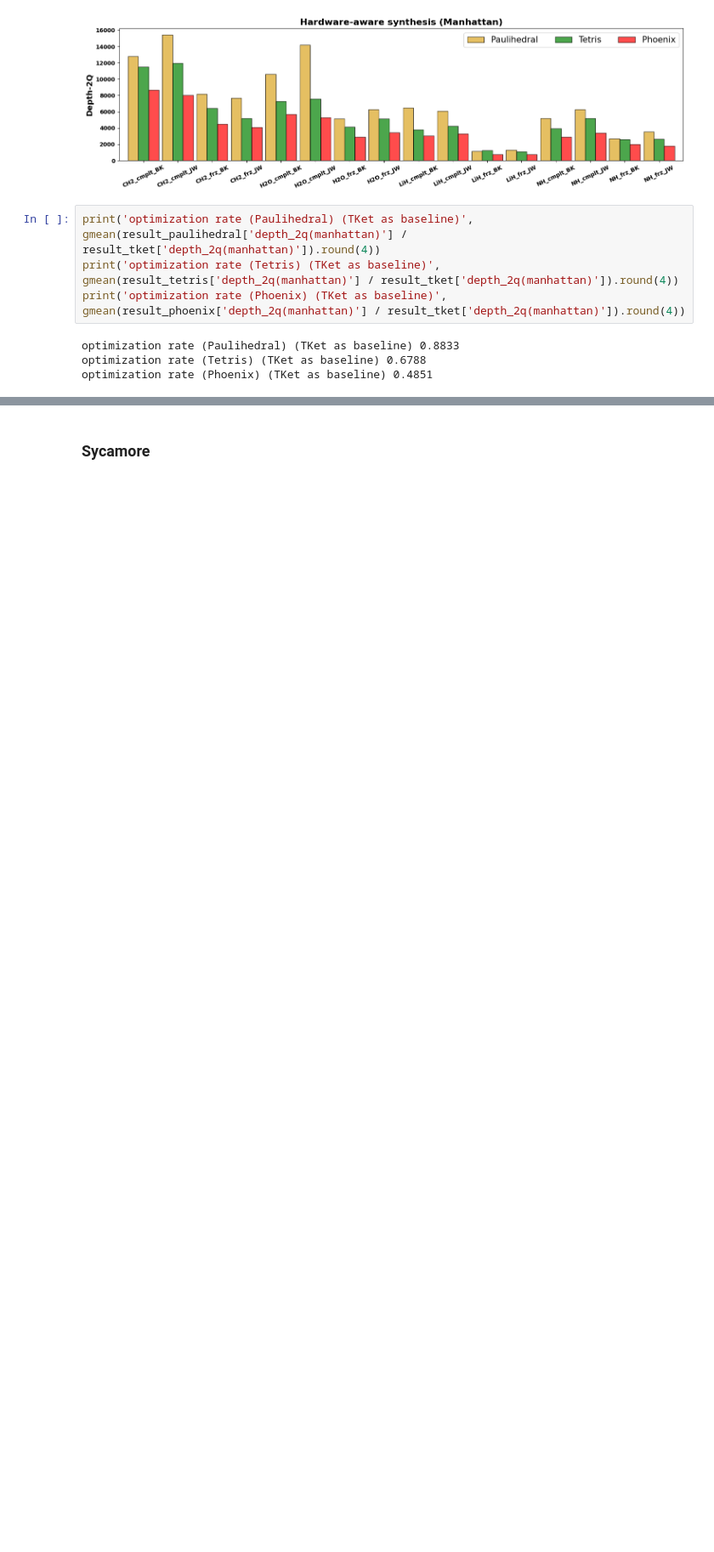
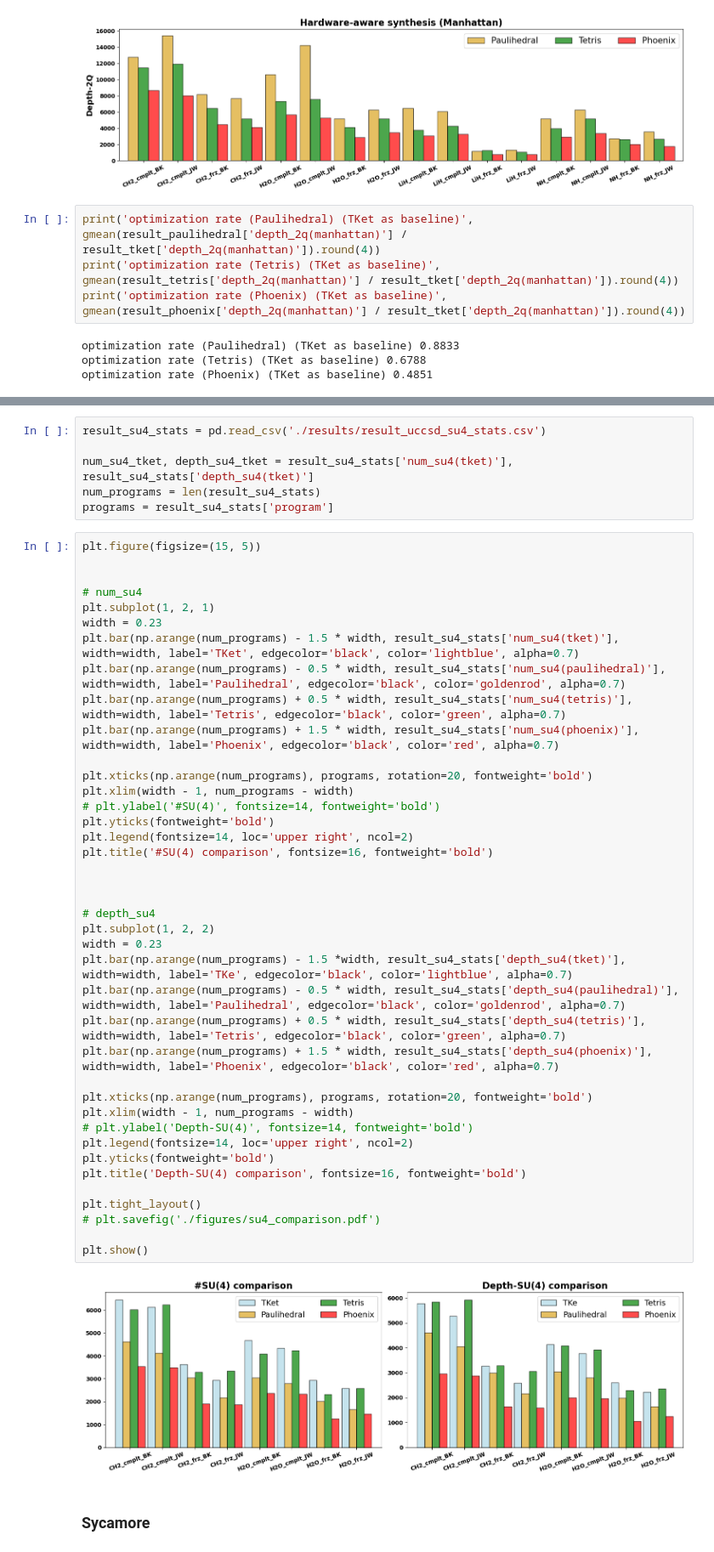
Before and after one commit to iqubit-org/phoenix, a Jupyter notebook: experiments/evaluation_uccsd.ipynb, the cells around one changed output, grey strips where cells are left out. Shown: that part at 85% size. Drawn from its saved outputs; the diff is of its cells as text; blank space fills up the shorter version.

```diff
--- a/experiments/evaluation_uccsd.ipynb
+++ b/experiments/evaluation_uccsd.ipynb
@@ -198,3 +333,51 @@ optimization rate (Phoenix) (TKet as baseline) 0.4851
+# %%
+result_su4_stats = pd.read_csv('./results/result_uccsd_su4_stats.csv')
+
+num_su4_tket, depth_su4_tket = result_su4_stats['num_su4(tket)'], result_su4_stats['depth_su4(tket)']
+num_programs = len(result_su4_stats)
+programs = result_su4_stats['program']
+# %%
+plt.figure(figsize=(15, 5))
+
+
+# num_su4
+plt.subplot(1, 2, 1)
+width = 0.23
+plt.bar(np.arange(num_programs) - 1.5 * width, result_su4_stats['num_su4(tket)'], width=width, label='TKet', edgecolor='black', color='lightblue', alpha=0.7)
+plt.bar(np.arange(num_programs) - 0.5 * width, result_su4_stats['num_su4(paulihedral)'], width=width, label='Paulihedral', edgecolor='black', color='goldenrod', alpha=0.7)
+plt.bar(np.arange(num_programs) + 0.5 * width, result_su4_stats['num_su4(tetris)'], width=width, label='Tetris', edgecolor='black', color='green', alpha=0.7)
+plt.bar(np.arange(num_programs) + 1.5 * width, result_su4_stats['num_su4(phoenix)'], width=width, label='Phoenix', edgecolor='black', color='red', alpha=0.7)
+
+plt.xticks(np.arange(num_programs), programs, rotation=20, fontweight='bold')
+plt.xlim(width - 1, num_programs - width)
+# plt.ylabel('#SU(4)', fontsize=14, fontweight='bold')
+plt.yticks(fontweight='bold')
+plt.legend(fontsize=14, loc='upper right', ncol=2)
+plt.title('#SU(4) comparison', fontsize=16, fontweight='bold')
+
+
+
+# depth_su4
+plt.subplot(1, 2, 2)
+width = 0.23
+plt.bar(np.arange(num_programs) - 1.5 *width, result_su4_stats['depth_su4(tket)'], width=width, label='TKe', edgecolor='black', color='lightblue', alpha=0.7)
+plt.bar(np.arange(num_programs) - 0.5 * width, result_su4_stats['depth_su4(paulihedral)'], width=width, label='Paulihedral', edgecolor='black', color='goldenrod', alpha=0.7)
+plt.bar(np.arange(num_programs) + 0.5 * width, result_su4_stats['depth_su4(tetris)'], width=width, label='Tetris', edgecolor='black', color='green', alpha=0.7)
+plt.bar(np.arange(num_programs) + 1.5 * width, result_su4_stats['depth_su4(phoenix)'], width=width, label='Phoenix', edgecolor='black', color='red', alpha=0.7)
+
+plt.xticks(np.arange(num_programs), programs, rotation=20, fontweight='bold')
+plt.xlim(width - 1, num_programs - width)
+# plt.ylabel('Depth-SU(4)', fontsize=14, fontweight='bold')
+plt.legend(fontsize=14, loc='upper right', ncol=2)
+plt.yticks(fontweight='bold')
+plt.title('Depth-SU(4) comparison', fontsize=16, fontweight='bold')
+
+plt.tight_layout()
+# plt.savefig('./figures/su4_comparison.pdf')
+
+plt.show()
+# %% [output]
+[figure, added]
 # %% [markdown]
 ### Sycamore
 # %%
```
Also changed, not shown: parts of 9 cells of this notebook, 40 other files.
